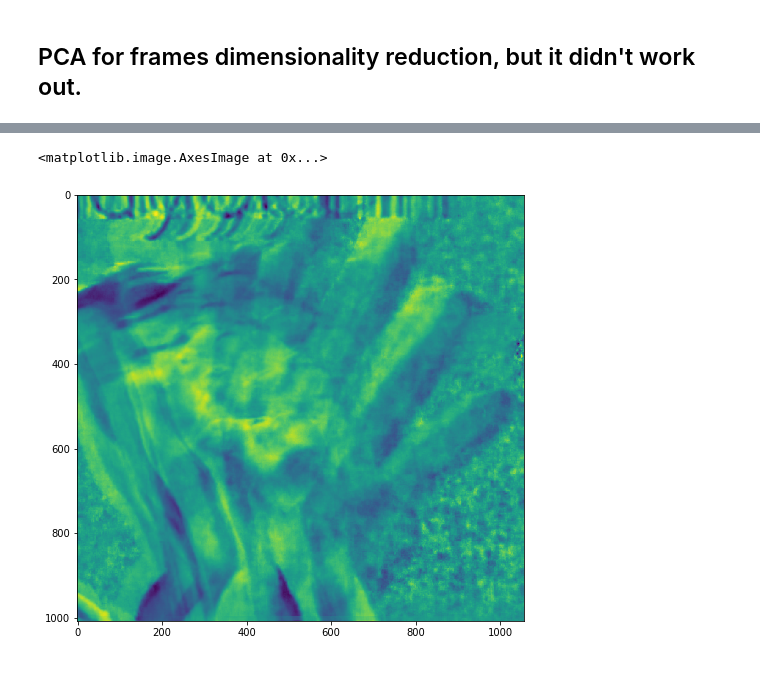
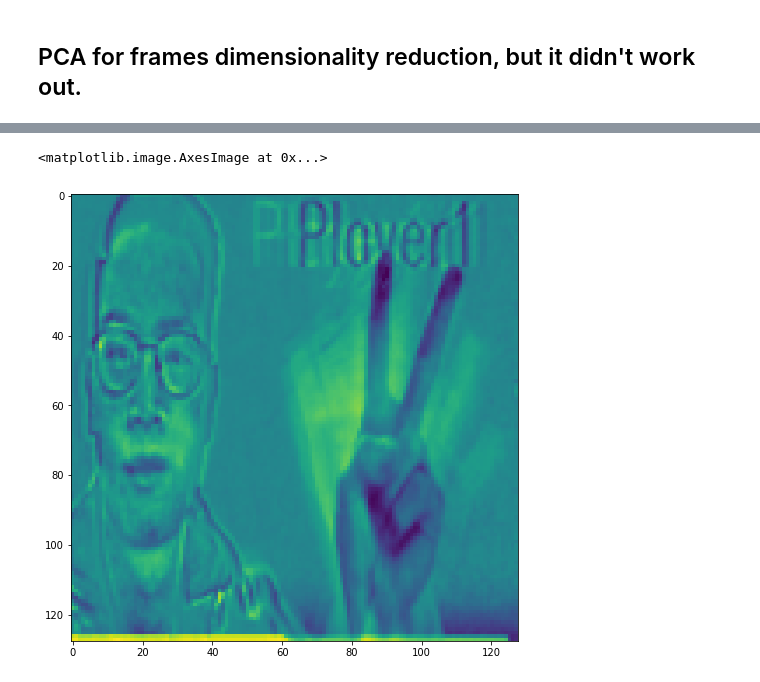
Before and after one commit to lev1khachatryan/ASDS_CV, a Jupyter notebook: Homeworks/Homework_1/Homework_1_conv_responses.ipynb, the cells around one changed output, grey strips where cells are left out. Cells and saved outputs as stored; diff of their text form; code cells hidden in the pictures.

```diff
--- a/Homeworks/Homework_1/Homework_1_conv_responses.ipynb
+++ b/Homeworks/Homework_1/Homework_1_conv_responses.ipynb
@@ -173,5 +178,7 @@ from scipy import ndimage, misc
 frames_gr_minimized = []
 
 for frame in tqdm(frames_gr):
-    frames_gr_minimized.append(misc.imresize(frame, (128, 128)))
+#     plt.imshow(resize(frame, (int(frame.shape[0] / 4), int(frame.shape[1] / 4)), anti_aliasing=True))
+    frames_gr_minimized.append(resize(frame, (int(frame.shape[0] / 8), int(frame.shape[1] / 8)), anti_aliasing=True))
+#     frames_gr_minimized.append(misc.imresize(frame, (128, 128)))
 #     frames_gr_minimized.append(misc.imresize(frame[t:, l:], (128, 128)))
@@ -182,5 +185,5 @@ Use Pillow instead: ``numpy.array(Image.fromarray(arr).resize())``.
 # %%
-kernel = frames_gr_minimized[18][15:, 60:]
+kernel = frames_gr_minimized[18][10:, 130:250]
 # %%
 plt.imshow(kernel);
 # %% [output]
@@ -188,5 +191,5 @@ plt.imshow(kernel);
 # %%
-img = frames_gr_minimized[18]
+img = frames_gr_minimized[2]
 # %%
 plt.imshow(img)
 # %% [output]
@@ -257,12 +287,12 @@ kernel_pca = frames_gr_minimized_flatten_pca[18]
 # %%
 from scipy.signal import convolve
 
-def get_pattern_frames(img, kernel):
+def get_pattern_frames_pca(img, kernel):
     tilde_A = convolve(img, kernel, mode='same')
     overline_A = np.sqrt(convolve(np.square(img), np.ones(kernel.shape), mode='same'))
     result = tilde_A / overline_A
     return result
 
-result_1 = get_pattern_frames(frames_gr_minimized_flatten_pca[0], kernel)
+result_1 = get_pattern_frames_pca(frames_gr_minimized_flatten_pca[0], kernel_pca)
 
-plt.imshow(pca.inverse_transform(result_1).reshape(1008,1056));
+plt.imshow(pca.inverse_transform(result_1).reshape(128,128));
@@ -275,9 +307,9 @@ centers[result_1<treshold] = 0
 # %%
 vis = frames_gr_minimized_flatten_pca[0]
 vis[centers==1] = 1
 vis[centers!=1] *= 0.5
 plt.figure(figsize = (8,10))
-plt.imshow(pca.inverse_transform(vis).reshape(1008,1056))
+plt.imshow(pca.inverse_transform(vis).reshape(128,128))
 # %% [output]
 <matplotlib.image.AxesImage at 0x...>
-[figure, old version]
+[figure, new version]
```
Also changed, not shown: parts of 12 cells of this notebook.
